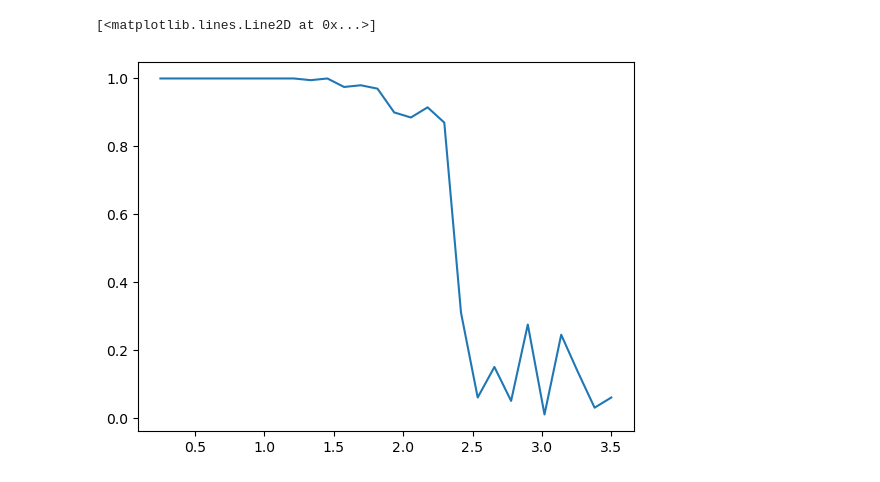
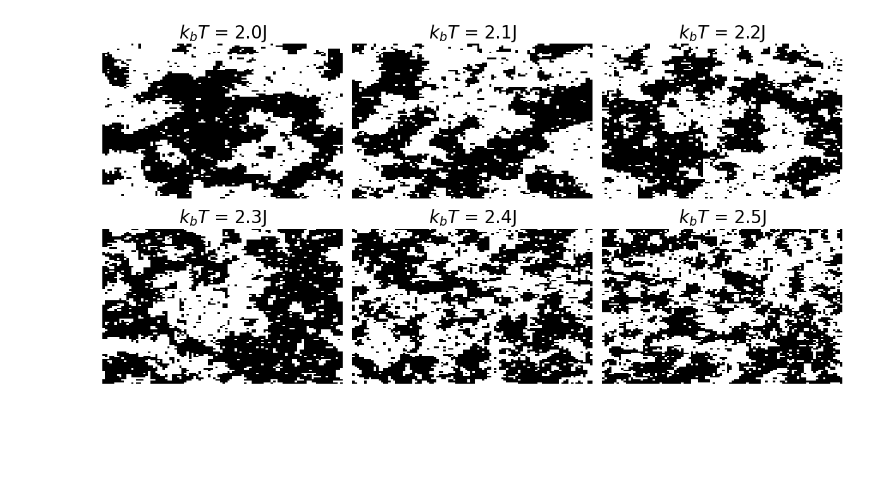
Before and after one commit to jmanlarkin/Phys362_Repo, a Jupyter notebook: Pset_08.ipynb, the cells around one changed output. Drawn from its saved outputs; the diff is of its cells as text; code cells hidden in the pictures; blank space fills up the shorter version.

```diff
--- a/Pset_08.ipynb
+++ b/Pset_08.ipynb
@@ -78,13 +86,22 @@ fig.tight_layout()
-# %%
-#Calculating magnetization for each temperature
-mag = []
-temps = np.linspace(0.25, 3.5, 28, endpoint=True)
-for i in range(len(temps)):
-    lattice = runs[i][-1]
-    s_avg = np.abs(np.sum(lattice))
-    m = s_avg / (N ** 2)
-    mag.append(m)
-plt.plot(temps, mag)
-# %% [output]
-[<matplotlib.lines.Line2D at 0x...>]
-[figure, removed]
+# %%
+#Runs of larger size around T = 2.27
+N=100
+chain_length = 5000*N
+temps = np.linspace(2, 2.5, 6, endpoint=True)
+runs_crit = []
+for i in tqdm(range(len(temps))):
+    temp = temps[i]
+    run = MCMC(chain_length, temp, N, save_runs=False)
+    runs_crit.append(run)
+# %%
+#Visualizing 2D Lattice at various dimensionless temps
+x = np.arange(0, N+1, 1)
+cmap = colors.ListedColormap(['black', 'white'])
+fig, axes = plt.subplots(2, 3, figsize=(6*2, 2*3))
+for i, ax in enumerate(axes.flat, start=1):
+    ax.set_title('$k_b T$ = {}J'.format(temps[i-1]), fontsize=20)
+    ax.axis('off')
+    ax.pcolormesh(x, x, runs_crit[i-1], cmap=cmap)
+fig.tight_layout()
+# %% [output]
+[figure, added]
```
Also changed, not shown: parts of 4 cells of this notebook, 4 other files.
